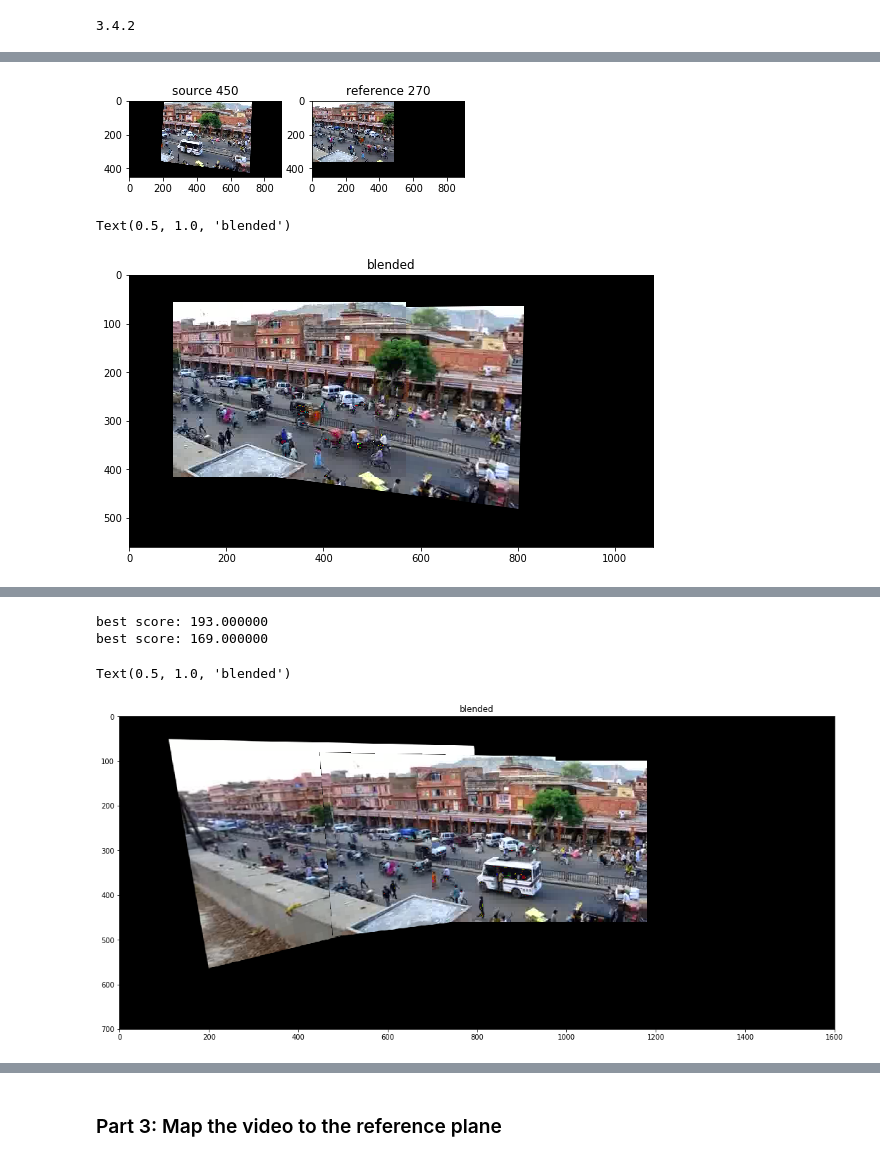
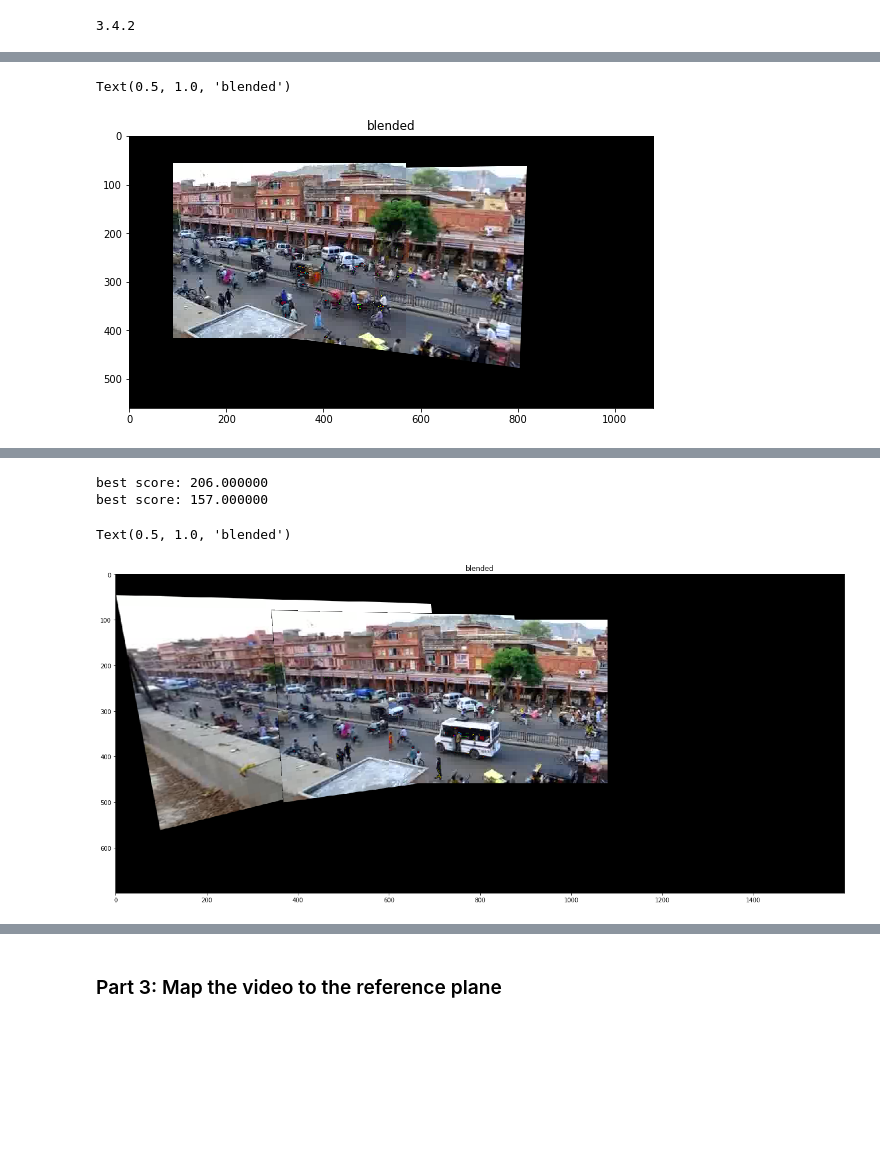
Before and after one commit to brs191/illinois, a Jupyter notebook: ComputationalPhotography/VideoStitchingProcessing/Project_5.ipynb, the cells around one changed output, grey strips where cells are left out. Cells and saved outputs as stored; diff of their text form; code cells hidden in the pictures; blank space fills up the shorter version.

Commit message:
task 3 project 5

```diff
--- a/ComputationalPhotography/VideoStitchingProcessing/Project_5.ipynb
+++ b/ComputationalPhotography/VideoStitchingProcessing/Project_5.ipynb
@@ -183,56 +183,30 @@ ax4.plot(plot_im2[0], plot_im2[1], 'b')
 # %%
-## Example usage of cv2.warpPerspective
-## Tips:
-##      1.For reference frame, you may just use identity matrix for the transformation.
-##      2.To avoid some pixels being mapped to negative locations, you may want to apply translations first.
-# projectedWidth = 1600
-# projectedHeight = 500
-# projectedSource = cv2.warpPerspective(im1, sourceHomography, (projectedWidth, projectedHeight))
-# projectedReference = cv2.warpPerspective(im2, refHomography, (projectedWidth, projectedHeight))
-
-# ## Example usage of utils.blendImages
-# blendedOutput = utils.blendImages(projectedSource, projectedReference)
-# plt.figure()
-# blendedOutput= cv2.cvtColor(blendedOutput, cv2.COLOR_BGR2RGB)
-# plt.imshow(blendedOutput)
-
 projectedWidth = 900
 projectedHeight = 450
 
 sourceHomography = H
 refHomography = np.identity(3)
 
 projectedSource = cv2.warpPerspective(im1, sourceHomography, (projectedWidth, projectedHeight))
 projectedReference = cv2.warpPerspective(im2, refHomography, (projectedWidth, projectedHeight))
-fig = plt.figure()
-ax1 = fig.add_subplot(221)
-plt.imshow(cv2.cvtColor(projectedSource, cv2.COLOR_BGR2RGB))
-plt.title("source 450")
-
-ax2 = fig.add_subplot(222)
-plt.imshow(cv2.cvtColor(projectedReference, cv2.COLOR_BGR2RGB))
-plt.title("reference 270")
 
 blendedOutput = utils.blendImages(projectedSource, projectedReference)
 canvas_height = 560
 canvas_width = 1080
 blended_canvas = np.zeros((canvas_height, canvas_width, 3), 'uint8')
 img_w = blendedOutput.shape[1]
 img_h = blendedOutput.shape[0]
 
 x_offset = int(canvas_height/2 - (img_h/2))
 y_offset = int((canvas_width/2)-(img_w/2))
 
 blended_canvas[x_offset:x_offset+blendedOutput.shape[0], y_offset:y_offset+blendedOutput.shape[1]] = blendedOutput
+plt.figure(figsize=(40,5))
+plt.imshow(cv2.cvtColor(blended_canvas, cv2.COLOR_BGR2RGB))
+plt.title("blended")
 # %% [output]
+Text(0.5, 1.0, 'blended')
-[figure, old version]
+[figure, new version]
-# %%
-plt.figure(figsize=(40,5))
-plt.imshow(cv2.cvtColor(blended_canvas, cv2.COLOR_BGR2RGB))
-plt.title("blended")
-# %% [output]
-Text(0.5, 1.0, 'blended')
-[figure, removed]
 # %% [markdown]
 ### Part II: Panorama using five key frames
 
@@ -245,20 +219,20 @@ Mapping frame 90 to frame 450 is difficult because they share very little area.
 import cv2
 import numpy as np
 # %%
-fig = plt.figure(figsize=(40,10))
+fig = plt.figure(figsize=(60,10))
 
 projectedWidth = 1600
 projectedHeight = 700
 
-img_90 = cv2.cvtColor(cv2.imread('./images/input/frames/f0090.jpg'), cv2.COLOR_BGR2RGB)
-img_270 = cv2.cvtColor(cv2.imread('./images/input/frames/f0270.jpg'), cv2.COLOR_BGR2RGB)
-img_450 = cv2.cvtColor(cv2.imread('./images/input/frames/f0450.jpg'), cv2.COLOR_BGR2RGB)
+img_90 = cv2.imread('./images/input/frames/f0090.jpg')
+img_270 = cv2.imread('./images/input/frames/f0270.jpg')
+img_450 = cv2.imread('./images/input/frames/f0450.jpg')
 
 H_90 = auto_homography(img_90, img_270, computeHomography)
 H_270 = auto_homography(img_270, img_450, computeHomography)
 left = H_90.dot(H_270)
 
-tx = 700
+tx = 600
 ty = 100
 H_t = np.array([[1,0,tx], [0,1,ty], [0,0,1]])
 
@@ -268,15 +242,15 @@ projected_270 = cv2.warpPerspective(img_270, H_t.dot(H_270), (projectedWidth, pr
 projected_450 = cv2.warpPerspective(img_450, H_t.dot(I), (projectedWidth, projectedHeight))
 
 blended_270 = utils.blendImages(projected_90, projected_270)
-blended_450 = utils.blendImages(blended_270, projected_450)
+blended_450_left = utils.blendImages(blended_270, projected_450)
 axes1 = fig.add_subplot(121)
-plt.imshow(blended_450) #cv2.cvtColor(blended_canvas, cv2.COLOR_BGR2RGB))
+plt.imshow(cv2.cvtColor(blended_450_left, cv2.COLOR_BGR2RGB))
 plt.title('blended')
 # %% [output]
-best score: 193.000000
-best score: 169.000000
+best score: 206.000000
+best score: 157.000000
 Text(0.5, 1.0, 'blended')
-[figure, old version]
+[figure, new version]
 # %%
 master_frames =[90, 270, 450, 630, 810]
 reference_frame = 450
```
Also changed, not shown: parts of 8 cells of this notebook, 7 other files.
